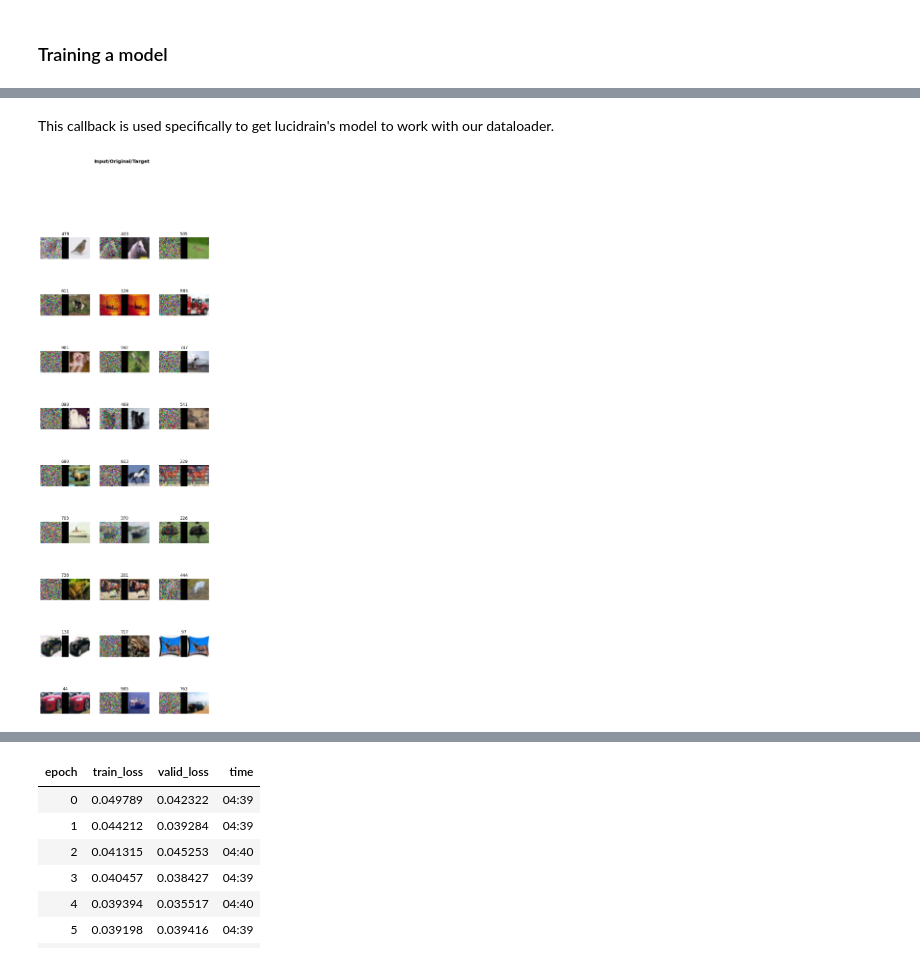
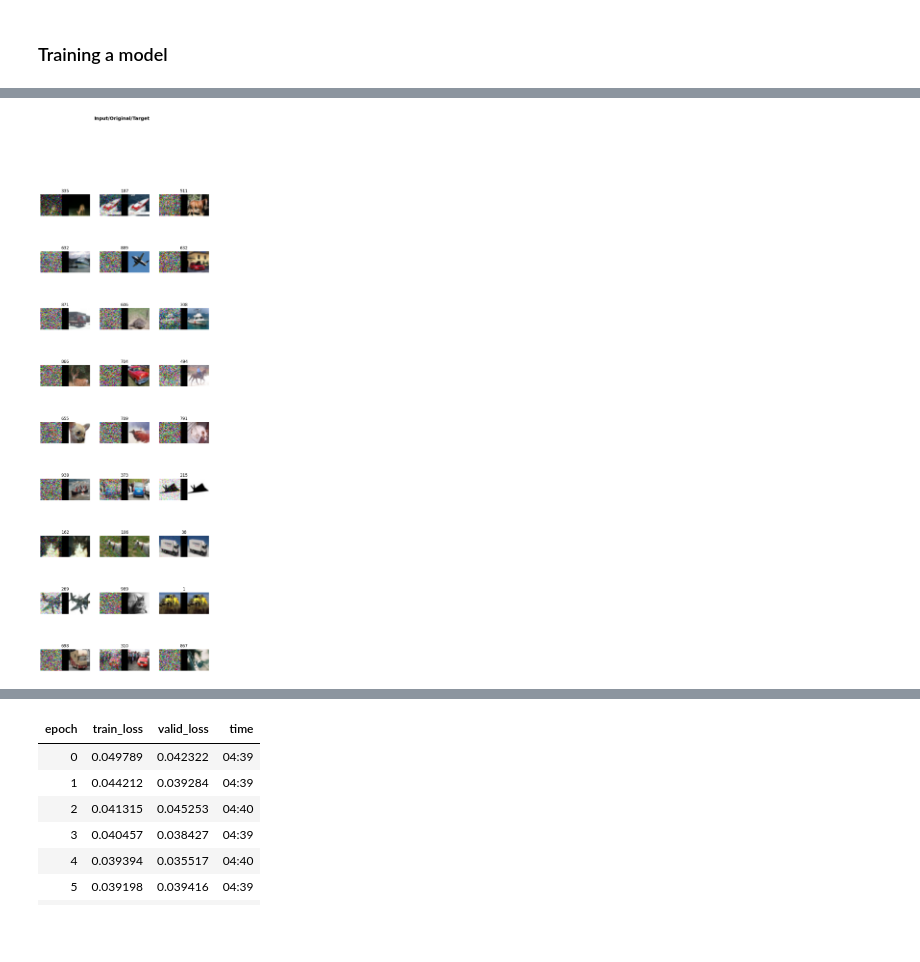
Before and after one commit to marii-moe/quatro-blog, a Jupyter notebook: posts/diffusion/Refactor.ipynb, the cells around one changed output, grey strips where cells are left out. Saved outputs shown, nothing was run; the diff lists cells and outputs as text; code cells hidden in the pictures; blank space fills up the shorter version.

```diff
--- a/posts/diffusion/Refactor.ipynb
+++ b/posts/diffusion/Refactor.ipynb
@@ -34,4 +58,5 @@ Lets create a little function that denormalizes and shows our images.
 # %%
+#| echo: false
 class ItemTransform(Transform):
     "A transform that always take tuples as items"
     _retain = True
@@ -43,7 +68,7 @@ class ItemTransform(Transform):
         if not self._retain: return y
         if is_listy(y) and not isinstance(y, tuple): y = tuple(y)
         return retain_type(y, x)
-    def _call_tuple(self, name, x, split_idx=None, **kwargs):
+    def _call_tuple(self:ItemTransform, name, x, split_idx=None, **kwargs):
         f = getattr(super(), name)
         f2name='encodes' if name == '__call__' else 'decodes' if name == 'decode' else name
         f2 = getattr(self, f2name)
@@ -143,21 +207,3 @@ class DDPM_Q_Sampling():
         signal = (a ** .5)*x
         noise = (1-a)**.5 * es
         return signal + noise
-# %%
-class DDPM_P_Sampling():
-    def __init__(self,predicts_x=False,noise_schedule=LinearNoiseSchedule(),n_steps=1000,device='cuda'):
-        self.device=device
-        self.ns=noise_schedule
-        self.n_steps=n_steps
-        self.t_sched=torch.linspace(0,len(self.ns.alpha_bar)-1,n_steps,dtype=torch.long)[...,None,None,None]
-        if(predicts_x): raise NotImplementedError()
-    def __call__(self,x,es,t):
-        t=self.t_sched[t]
-        n=torch.randn_like(x)
-        e,a,b=self._noise_at_t(es,t),self.ns.alphas[t],self.ns.betas[t]
-        signal = (x - e) / (a ** 0.5)
-        noise = b**.5 * n
-        return signal + noise
-    def _noise_at_t(self,es,t):
-        eps_coef = (1 - self.ns.alphas[t]) / (1 - self.ns.alpha_bar[t]) ** .5
-        return eps_coef* es
@@ -183,4 +210,5 @@ class DDIM_P_Sampling():
 # %%
+#| echo: false
 class DiffusionSamplingTransform(ItemTransform):
     order=101
     "noise_sampler, or q_sampler, goes to noise at t=T. image sampler, p_sampler, goes to image at t=0"
@@ -190,8 +218,7 @@ class DiffusionSamplingTransform(ItemTransform):
     def encodes(self,xy:DiffusionTuple):
         y=xy.y
         ts = xy.t[:,0]
-        x_type=type(xy.x)
-        x=self.q_sample(xy.x, TensorBase(xy.y),x_type(ts),)
+        x=self.q_sample(xy.x, TensorBase(xy.y),TensorBase(ts),)
         xy.x[:]=x[:]
         return xy
     def decodes(self,xy:DiffusionTuple):
@@ -222,0 +252,11 @@ TensorImage(True, device='cuda:0')
+# %%
+#| echo: false
+class DDPM_P_Sampling():
+    def __init__(self,predicts_x=False,noise_schedule=LinearNoiseSchedule(),n_steps=1000,device='cuda'):
+        self.device=device
+        self.ns=noise_schedule
+        self.n_steps=n_steps
+        self.t_sched=torch.linspace(0,len(self.ns.alpha_bar)-1,n_steps,dtype=torch.long)[...,None,None,None]
+        if(predicts_x): raise NotImplementedError()
+    def convert(self,ns_t): return ns_t
+    def deconvert(self,ns_t): return self.t_sched[ns_t].to(device=ns_t.device).flatten()
@@ -247,3 +314 @@ def show_batch(x:DiffusionTuple, y, samples, ctxs=None, max_n=10, nrows=None, nc
-# %% [markdown]
-This callback is used specifically to get lucidrain's model to work with our dataloader.
 # %%
@@ -280,22 +339,22 @@ def DiffusionNoiseBlock(cls:PILBase=PILImage):
 # %%
 bs=128
 n_steps=1000
 diffusion_transform = DiffusionSamplingTransform(DDPM_Q_Sampling(),Diffusion_P_Sampler(m,DDPM_P_Sampling()))
 dls=DataBlock((ImageBlock(),
                ImageBlock(),
                TransformBlock(type_tfms=[DisplayedTransform(enc=lambda o: TensorStep(o))]),
                ImageBlock()),
           n_inp=3,
           item_tfms=[Resize(32)],
           batch_tfms=(Normalize.from_stats(*cifar_stats),ToDiffusionTuple,LabelToNoise,diffusion_transform),
           get_items=get_image_files,
           get_x=[lambda x:x,lambda x:x,
-                 lambda x: torch.randint(0, n_steps, (1,), dtype=torch.long)],
+                 lambda x: torch.randint(1, n_steps, (1,), dtype=torch.long)],
           splitter=IndexSplitter(range(bs)),
 ).dataloaders(path,bs=bs,val_bs=2*bs)
 dls.show_batch()
 # %% [output]
-[figure, old version]
+[figure, new version]
 # %%
 def mse_loss_weighted(ys,targ):
     return torch.mean(targ.w_sched[...,None] * ((ys - targ).flatten(start_dim=1) ** 2))
```
Also changed, not shown: parts of 41 cells of this notebook, 11 other files.
